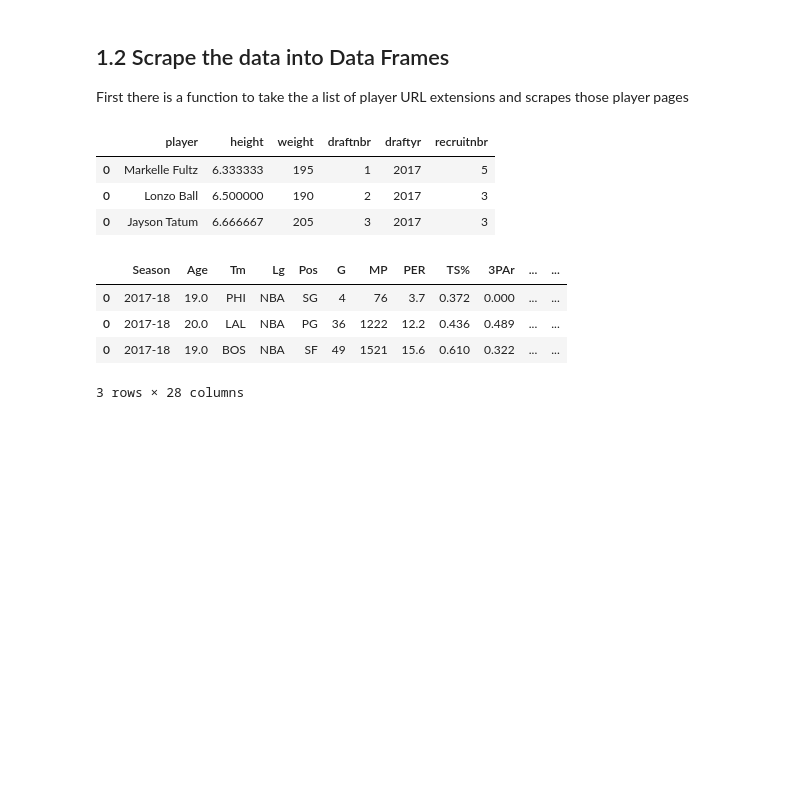
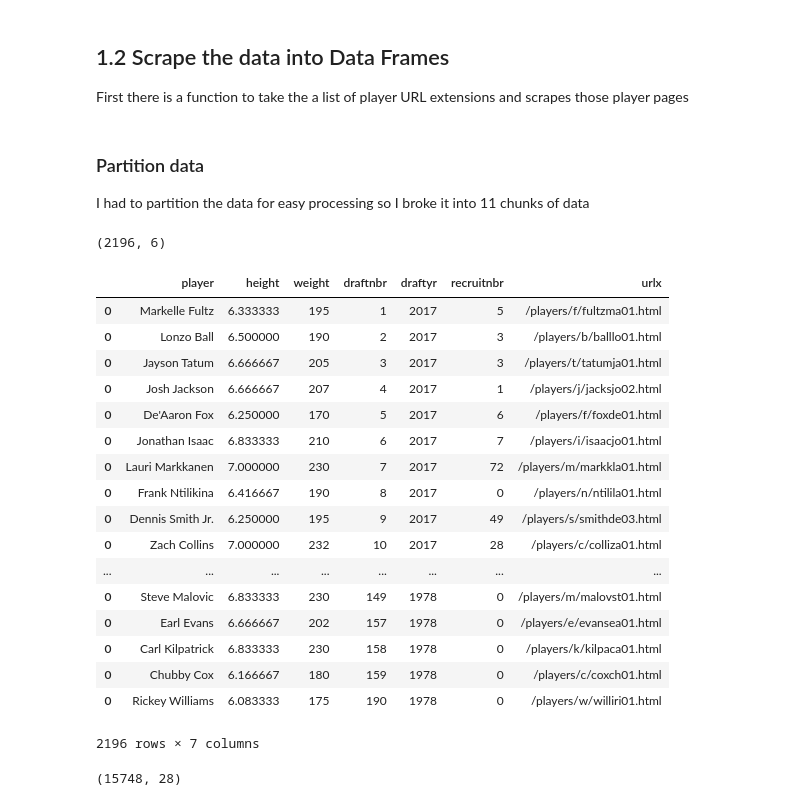
Before and after one commit to mkduchak/luther-project, a Jupyter notebook: 1_Scraping_Data.ipynb, the cells around one changed output. Cells and saved outputs as stored; diff of their text form; code cells hidden in the pictures; blank space fills up the shorter version.

Commit message:
Finished the data scraping notebook

```diff
--- a/1_Scraping_Data.ipynb
+++ b/1_Scraping_Data.ipynb
@@ -235,10 +220,13 @@ def draft_list_load(sitelist,playerdf,advstatsdf,colstatsdf):
     for x in sitelist:
         driver = webdriver.Chrome(chromedriver,chrome_options=chrome_options)
         driver.get('https://www.basketball-reference.com/'+x)
-        time.sleep(1)
-        expand = driver.find_element_by_xpath('//button[@id="meta_more_button"]')
-        expand.click()
-        time.sleep(1)
+        time.sleep(3)
+        try:
+            expand = driver.find_element_by_xpath('//button[@id="meta_more_button"]')
+            expand.click()
+            time.sleep(1)
+        except:
+            time.sleep(1)
         playerdf = page_scrape_player(playerdf)
         advstatsdf = page_scrape_advstats(advstatsdf)
         colstatsdf = page_scrape_collegestats(colstatsdf)
@@ -250,21 +238,56 @@ def draft_list_load(sitelist,playerdf,advstatsdf,colstatsdf):
 playerdf = pd.DataFrame()
 advstatsdf = pd.DataFrame()
 colstatsdf = pd.DataFrame()
+# %% [markdown]
+### Partition data
+I had to partition the data for easy processing so I broke it into 11 chunks of data
+# %%
+load1 = linksclean[:200] #complete
+load2 = linksclean[200:400]
+load3 = linksclean[400:600]
+load4 = linksclean[600:800]
+load5 = linksclean[800:1000]
+load6 = linksclean[1000:1200]
+load7 = linksclean[1200:1400]
+load8 = linksclean[1400:1600]
+load9 = linksclean[1600:1800]
+load10 = linksclean[1800:2000]
+load11 = linksclean[2000:]
+# %%
+playerdf = pd.read_pickle('data/playerdata.pkl')
+advstatsdf = pd.read_pickle('data/advstatsdata.pkl')
+colstatsdf = pd.read_pickle('data/colstatsdata.pkl')
 # %%
-playerdf,advstatsdf,colstatsdf = draft_list_load(draftplayerlink[:3],playerdf,advstatsdf,colstatsdf)
+playerdf,advstatsdf,colstatsdf = draft_list_load(load11,playerdf,advstatsdf,colstatsdf)
 # %%
-playerdf
+playerdf.shape
 # %% [output]
-|  | player | height | weight | draftnbr | draftyr | recruitnbr |
-| 0 | Markelle Fultz | 6.333333 | 195 | 1 | 2017 | 5 |
-| 0 | Lonzo Ball | 6.500000 | 190 | 2 | 2017 | 3 |
-| 0 | Jayson Tatum | 6.666667 | 205 | 3 | 2017 | 3 |
+(2196, 6)
+# %%
+toadd = pd.Series(linksclean)
+playerdf['urlx'] = toadd.values
+playerdf
+# %% [output]
+|  | player | height | weight | draftnbr | draftyr | recruitnbr | urlx |
+| 0 | Markelle Fultz | 6.333333 | 195 | 1 | 2017 | 5 | /players/f/fultzma01.html |
+| 0 | Lonzo Ball | 6.500000 | 190 | 2 | 2017 | 3 | /players/b/balllo01.html |
+| 0 | Jayson Tatum | 6.666667 | 205 | 3 | 2017 | 3 | /players/t/tatumja01.html |
+| 0 | Josh Jackson | 6.666667 | 207 | 4 | 2017 | 1 | /players/j/jacksjo02.html |
+| 0 | De'Aaron Fox | 6.250000 | 170 | 5 | 2017 | 6 | /players/f/foxde01.html |
+| 0 | Jonathan Isaac | 6.833333 | 210 | 6 | 2017 | 7 | /players/i/isaacjo01.html |
+| 0 | Lauri Markkanen | 7.000000 | 230 | 7 | 2017 | 72 | /players/m/markkla01.html |
+| 0 | Frank Ntilikina | 6.416667 | 190 | 8 | 2017 | 0 | /players/n/ntilila01.html |
+| 0 | Dennis Smith Jr. | 6.250000 | 195 | 9 | 2017 | 49 | /players/s/smithde03.html |
+| 0 | Zach Collins | 7.000000 | 232 | 10 | 2017 | 28 | /players/c/colliza01.html |
+| ... | ... | ... | ... | ... | ... | ... | ... |
+| 0 | Steve Malovic | 6.833333 | 230 | 149 | 1978 | 0 | /players/m/malovst01.html |
+| 0 | Earl Evans | 6.666667 | 202 | 157 | 1978 | 0 | /players/e/evansea01.html |
+| 0 | Carl Kilpatrick | 6.833333 | 230 | 158 | 1978 | 0 | /players/k/kilpaca01.html |
+| 0 | Chubby Cox | 6.166667 | 180 | 159 | 1978 | 0 | /players/c/coxch01.html |
+| 0 | Rickey Williams | 6.083333 | 175 | 190 | 1978 | 0 | /players/w/williri01.html |
+2196 rows × 7 columns
 # %%
-advstatsdf
+advstatsdf.shape
 # %% [output]
-|  | Season | Age | Tm | Lg | Pos | G | MP | PER | TS% | 3PAr | ... | ... |
-| 0 | 2017-18 | 19.0 | PHI | NBA | SG | 4 | 76 | 3.7 | 0.372 | 0.000 | ... | ... |
-| 0 | 2017-18 | 20.0 | LAL | NBA | PG | 36 | 1222 | 12.2 | 0.436 | 0.489 | ... | ... |
-| 0 | 2017-18 | 19.0 | BOS | NBA | SF | 49 | 1521 | 15.6 | 0.610 | 0.322 | ... | ... |
-3 rows × 28 columns
+(15748, 28)
 # %%
```
Also changed, not shown: parts of 4 cells of this notebook.
